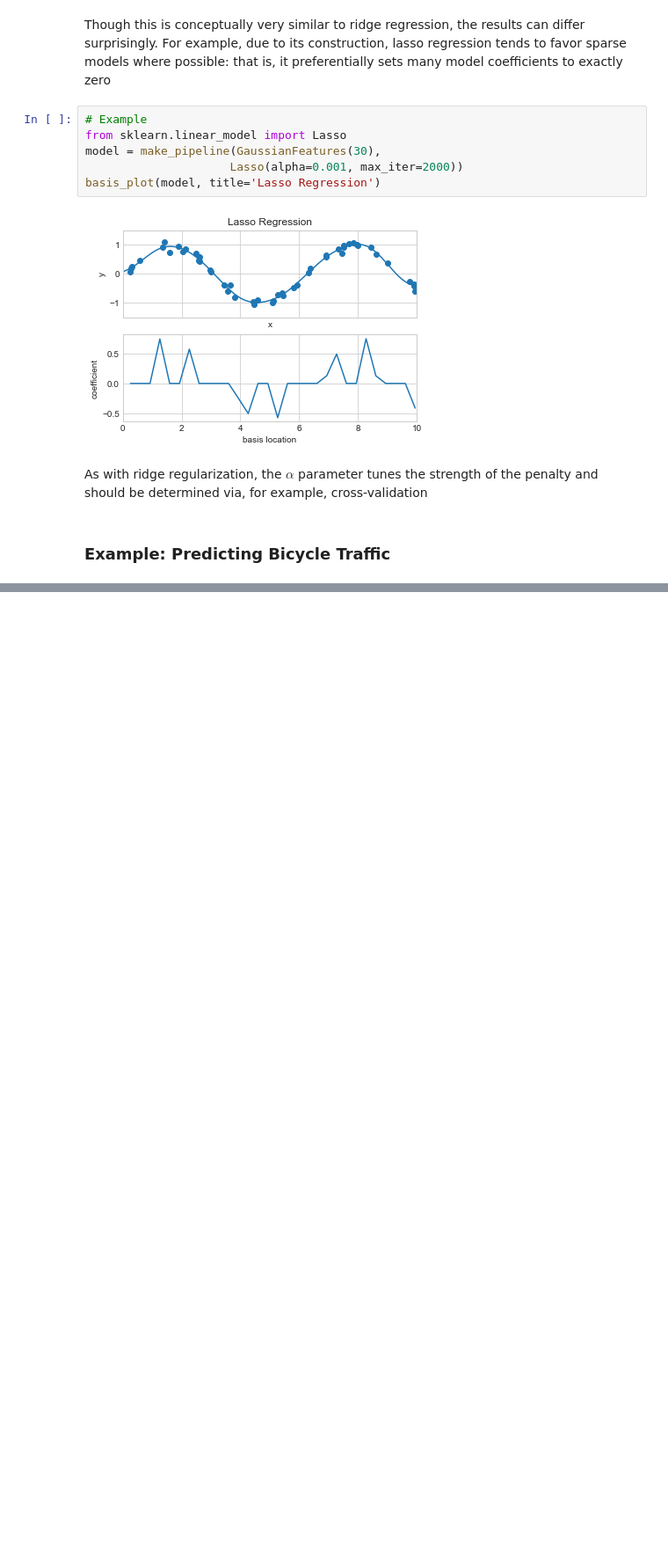
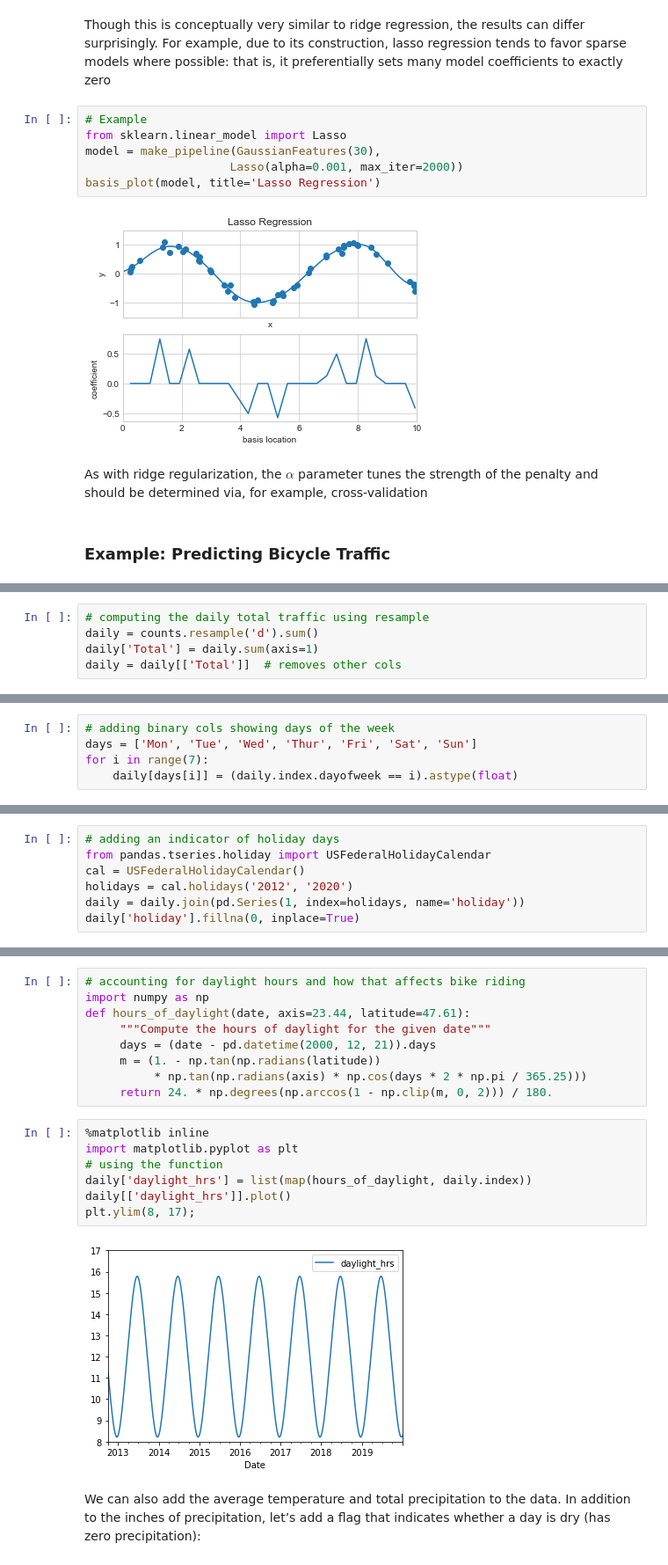
Before and after one commit to Oluwajobs/python_data_science, a Jupyter notebook: ML_Note.ipynb, the cells around one changed output, grey strips where cells are left out. Shown at 88% size. Saved outputs shown, nothing was run; the diff lists cells and outputs as text; blank space fills up the shorter version.

Commit message:
added linear modeling for weather data

```diff
--- a/ML_Note.ipynb
+++ b/ML_Note.ipynb
@@ -1427,0 +1506,5 @@ As with ridge regularization, the $\alpha$ parameter tunes the strength of the p
+# %%
+# computing the daily total traffic using resample
+daily = counts.resample('d').sum()
+daily['Total'] = daily.sum(axis=1)
+daily = daily[['Total']]  # removes other cols
@@ -1427,0 +1521,5 @@ As with ridge regularization, the $\alpha$ parameter tunes the strength of the p
+# %%
+# adding binary cols showing days of the week
+days = ['Mon', 'Tue', 'Wed', 'Thur', 'Fri', 'Sat', 'Sun']
+for i in range(7):
+    daily[days[i]] = (daily.index.dayofweek == i).astype(float)
@@ -1427,0 +1536,7 @@ As with ridge regularization, the $\alpha$ parameter tunes the strength of the p
+# %%
+# adding an indicator of holiday days
+from pandas.tseries.holiday import USFederalHolidayCalendar
+cal = USFederalHolidayCalendar()
+holidays = cal.holidays('2012', '2020')
+daily = daily.join(pd.Series(1, index=holidays, name='holiday'))
+daily['holiday'].fillna(0, inplace=True)
@@ -1427,0 +1553,20 @@ As with ridge regularization, the $\alpha$ parameter tunes the strength of the p
+# %%
+# accounting for daylight hours and how that affects bike riding
+import numpy as np
+def hours_of_daylight(date, axis=23.44, latitude=47.61):
+     """Compute the hours of daylight for the given date"""
+     days = (date - pd.datetime(2000, 12, 21)).days
+     m = (1. - np.tan(np.radians(latitude))
+          * np.tan(np.radians(axis) * np.cos(days * 2 * np.pi / 365.25)))
+     return 24. * np.degrees(np.arccos(1 - np.clip(m, 0, 2))) / 180.
+# %%
+%matplotlib inline
+import matplotlib.pyplot as plt
+# using the function
+daily['daylight_hrs'] = list(map(hours_of_daylight, daily.index))
+daily[['daylight_hrs']].plot()
+plt.ylim(8, 17);
+# %% [output]
+[figure, added]
+# %% [markdown]
+We can also add the average temperature and total precipitation to the data. In addition to the inches of precipitation, let’s add a flag that indicates whether a day is dry (has zero precipitation):
```
Also changed, not shown: parts of 24 cells of this notebook, 2 other files.
